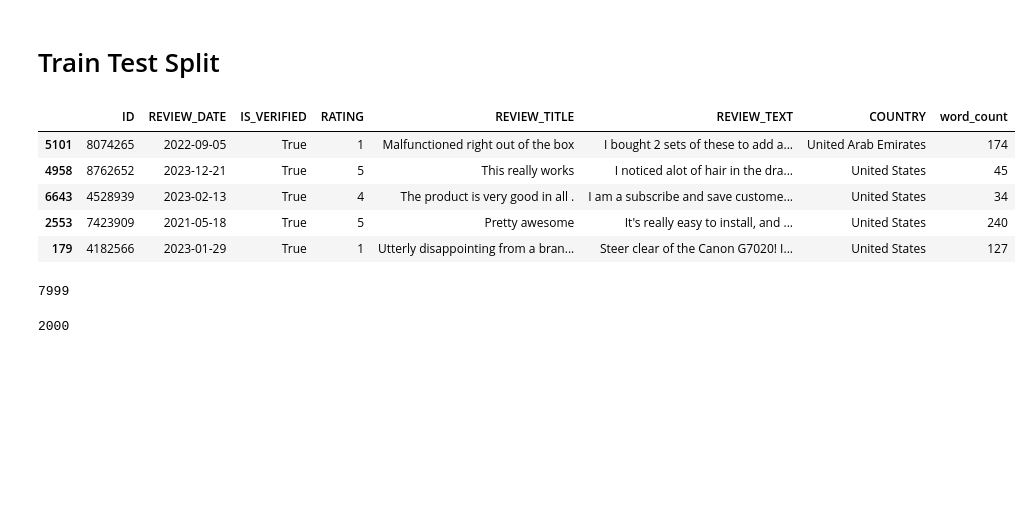
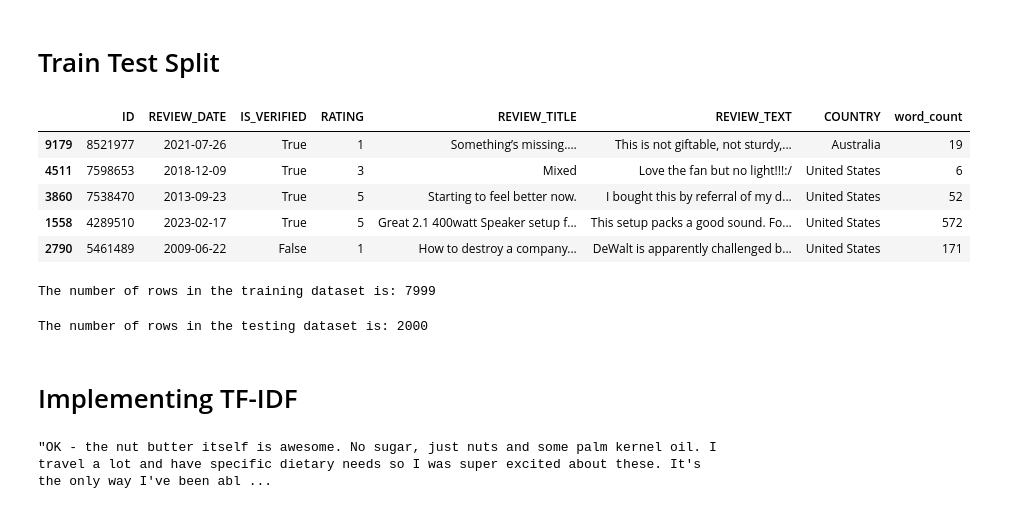
Before and after one commit to cmannnn/customer_reviews, a Jupyter notebook: main.ipynb, the cells around one changed output. Saved outputs shown, nothing was run; the diff lists cells and outputs as text; code cells hidden in the pictures; blank space fills up the shorter version.

```diff
--- a/main.ipynb
+++ b/main.ipynb
@@ -164,0 +171,9 @@ reviews.head()
+# %%
+def detect_language(text):
+    try:
+        lang = detect(text)
+    except:
+        lang = 'unknown'
+    return lang
+# %%
+reviews['language'] = reviews['REVIEW_TEXT'].apply(detect_language)
@@ -165,5 +200,8 @@ reviews.head()
+# %%
+english_mask = reviews['language'] == 'en'
+english_reviews = reviews[english_mask]
 # %%
-reviews['word_count'] = reviews['REVIEW_TEXT'].apply(lambda x: len(x.split()))
+english_reviews['word_count'] = english_reviews['REVIEW_TEXT'].apply(lambda x: len(x.split()))
 # %%
 plt.style.use('fivethirtyeight')
 fig, ax = plt.subplots(figsize = (25, 10))
@@ -206,12 +236,12 @@ Text(0, 0.5, 'Word count')
 # %% [markdown]
 # Train Test Split
 # %%
-reviews.sample(5)
+english_reviews.sample(5)
 # %% [output]
 |  | ID | REVIEW_DATE | IS_VERIFIED | RATING | REVIEW_TITLE | REVIEW_TEXT | COUNTRY | word_count |
-| 5101 | 8074265 | 2022-09-05 | True | 1 | Malfunctioned right out of the box | I bought 2 sets of these to add a... | United Arab Emirates | 174 |
-| 4958 | 8762652 | 2023-12-21 | True | 5 | This really works | I noticed alot of hair in the dra... | United States | 45 |
-| 6643 | 4528939 | 2023-02-13 | True | 4 | The product is very good in all . | I am a subscribe and save custome... | United States | 34 |
-| 2553 | 7423909 | 2021-05-18 | True | 5 | Pretty awesome | It's really easy to install, and ... | United States | 240 |
-| 179 | 4182566 | 2023-01-29 | True | 1 | Utterly disappointing from a bran... | Steer clear of the Canon G7020! I... | United States | 127 |
+| 9179 | 8521977 | 2021-07-26 | True | 1 | Something’s missing…. | This is not giftable, not sturdy,... | Australia | 19 |
+| 4511 | 7598653 | 2018-12-09 | True | 3 | Mixed | Love the fan but no light!!!:/ | United States | 6 |
+| 3860 | 7538470 | 2013-09-23 | True | 5 | Starting to feel better now. | I bought this by referral of my d... | United States | 52 |
+| 1558 | 4289510 | 2023-02-17 | True | 5 | Great 2.1 400watt Speaker setup f... | This setup packs a good sound. Fo... | United States | 572 |
+| 2790 | 5461489 | 2009-06-22 | False | 1 | How to destroy a company... | DeWalt is apparently challenged b... | United States | 171 |
 # %%
@@ -219,8 +249,8 @@ reviews_train, reviews_test = train_test_split(reviews, test_size=0.20, random_s
-# %%
-len(reviews_train)
-# %% [output]
-7999
-# %%
-len(reviews_test)
-# %% [output]
-2000
+# %%
+print(f'The number of rows in the training dataset is: {len(english_reviews_train)}')
+# %% [output]
+The number of rows in the training dataset is: 7999
+# %%
+print(f'The number of rows in the testing dataset is: {len(english_reviews_test)}')
+# %% [output]
+The number of rows in the testing dataset is: 2000
@@ -226,0 +260,2 @@ len(reviews_test)
+# %% [markdown]
+# Implementing TF-IDF
@@ -226,0 +266,5 @@ len(reviews_test)
+# %%
+# original review
+english_reviews_train.iloc[2]['REVIEW_TEXT']
+# %% [output]
+"OK - the nut butter itself is awesome. No sugar, just nuts and some palm kernel oil. I travel a lot and have specific dietary needs so I was super excited about these. It's the only way I've been abl ...
```
Also changed, not shown: parts of 15 cells of this notebook.
